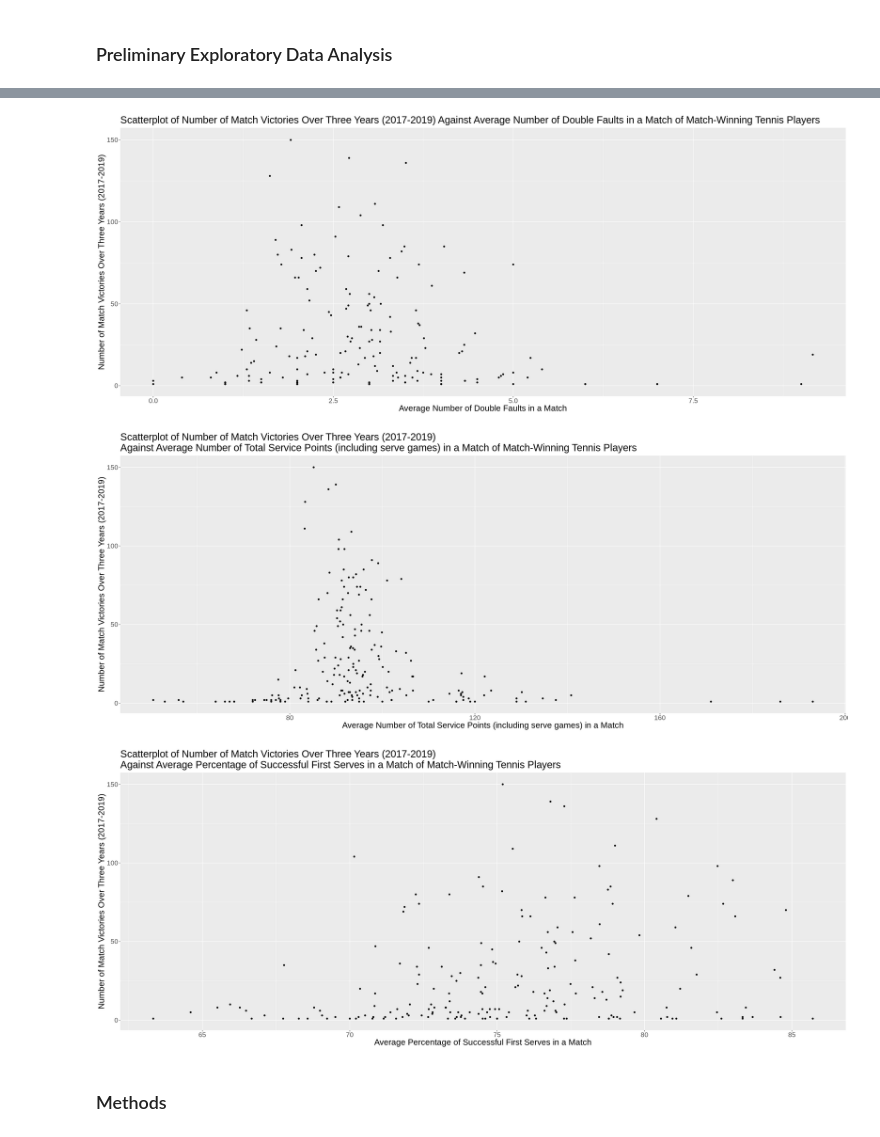
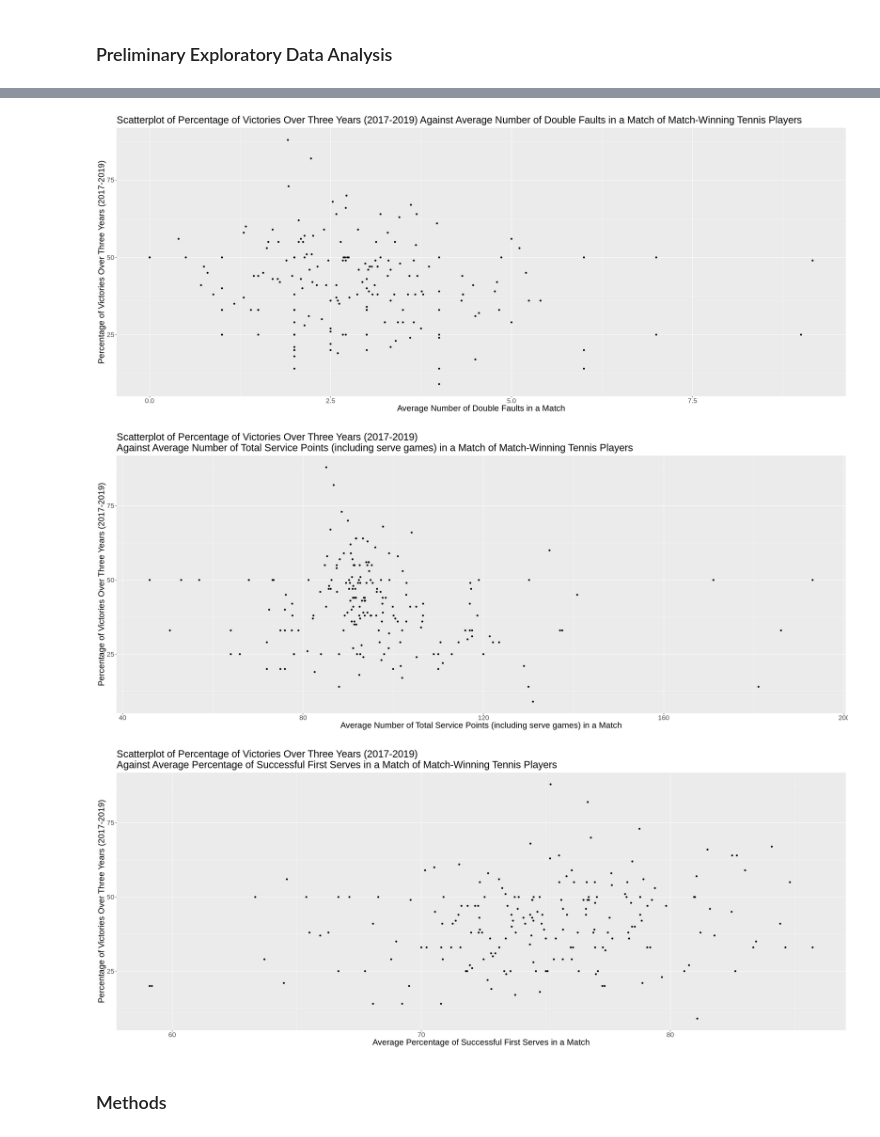
Before and after one commit to kimtanpalanca/dsci_group_15, a Jupyter notebook: project_proposal.ipynb, the cells around one changed output, grey strips where cells are left out. Saved outputs shown, nothing was run; the diff lists cells and outputs as text; code cells hidden in the pictures.

```diff
--- a/project_proposal.ipynb
+++ b/project_proposal.ipynb
@@ -47,7 +47,7 @@ cols(
 See spec(...) for full column specifications.
 # %%
 data <- data%>%
-    select(winner_name, minutes, w_ace, w_df, w_svpt, w_SvGms, w_1stIn, w_1stWon)%>%
+    select(winner_name, minutes, w_ace, w_df, w_svpt, w_SvGms, w_1stIn, w_1stWon, loser_name)%>%
 #the columns relevant to our analysis are selected using this select() function
     filter(!is.na(winner_name), !is.na(minutes), !is.na(w_ace), !is.na(w_df), !is.na(w_svpt),
           !is.na(w_SvGms), !is.na(w_1stIn), !is.na(w_1stWon))
@@ -112,7 +166,8 @@ A tibble: 5 × 7
 # %%
-data_split <- initial_split(data, prop = 0.75, strata = number_of_wins)
+data_split <- initial_split(data, prop = 0.75, strata = percentage_win)
 data_train <- training(data_split)
 data_test <- testing(data_split)
+
 #randomly splits 75% of the data into the training and testing sets using
-#number_of_wins as the strata
+#percentage_win as the strata
 # %%
@@ -169,41 +231,38 @@ ace_scatterplot
 options(repr.plot.width = 25, repr.plot.height = 10)
 
 df_scatterplot <- data_train%>%
-    ggplot(aes(x=avg_df, y=number_of_wins))+
+    ggplot(aes(x=avg_df, y=percentage_win*100))+
     geom_point()+
     theme (text = element_text (size = 20))+
-    labs(x="Average Number of Double Faults in a Match",
-         y="Number of Match Victories Over Three Years (2017-2019)")+
-    ggtitle("Scatterplot of Number of Match Victories Over Three Years (2017-2019) Against Average Number of Double Faults in a Match of Match-Winning Tennis Players")
+    labs(x="Average Number of Double Faults in a Match", y="Percentage of Victories Over Three Years (2017-2019)")+
+    ggtitle("Scatterplot of Percentage of Victories Over Three Years (2017-2019) Against Average Number of Double Faults in a Match of Match-Winning Tennis Players")
 df_scatterplot
 # %% [output]
-[figure, old version]
+[figure, new version]
 # %%
 options(repr.plot.width = 25, repr.plot.height = 10)
 
 svpt_scatterplot <- data_train%>%
-    ggplot(aes(x=total_avg_svpt, y=number_of_wins))+
+    ggplot(aes(x=total_avg_svpt, y=percentage_win*100))+
     geom_point()+
     theme (text = element_text (size = 20))+
-    labs(x="Average Number of Total Service Points (including serve games) in a Match",
-         y="Number of Match Victories Over Three Years (2017-2019)")+
-    ggtitle("Scatterplot of Number of Match Victories Over Three Years (2017-2019) \nAgainst Average Number of Total Service Points (including serve games) in a Match of Match-Winning Tennis Players")
+    labs(x="Average Number of Total Service Points (including serve games) in a Match", y="Percentage of Victories Over Three Years (2017-2019)")+
+    ggtitle("Scatterplot of Percentage of Victories Over Three Years (2017-2019)\nAgainst Average Number of Total Service Points (including serve games) in a Match of Match-Winning Tennis Players")
 svpt_scatterplot
 # %% [output]
-[figure, old version]
+[figure, new version]
 # %%
 options(repr.plot.width = 25, repr.plot.height = 10)
 
 first_scatterplot <- data_train%>%
-    ggplot(aes(x=first_win_percentage_avg, y=number_of_wins))+
+    ggplot(aes(x=first_win_percentage_avg, y=percentage_win*100))+
     geom_point()+
     theme (text = element_text (size = 20))+
-    labs(x="Average Percentage of Successful First Serves in a Match",
-         y="Number of Match Victories Over Three Years (2017-2019)")+
-    ggtitle("Scatterplot of Number of Match Victories Over Three Years (2017-2019) \nAgainst Average Percentage of Successful First Serves in a Match of Match-Winning Tennis Players")
+    labs(x="Average Percentage of Successful First Serves in a Match", y="Percentage of Victories Over Three Years (2017-2019)")+
+    ggtitle("Scatterplot of Percentage of Victories Over Three Years (2017-2019)\nAgainst Average Percentage of Successful First Serves in a Match of Match-Winning Tennis Players")
 first_scatterplot
 # %% [output]
-[figure, old version]
+[figure, new version]
 # %% [markdown]
 ### Methods
 # %% [markdown]
```
Also changed, not shown: parts of 7 cells of this notebook, 3 other files.
